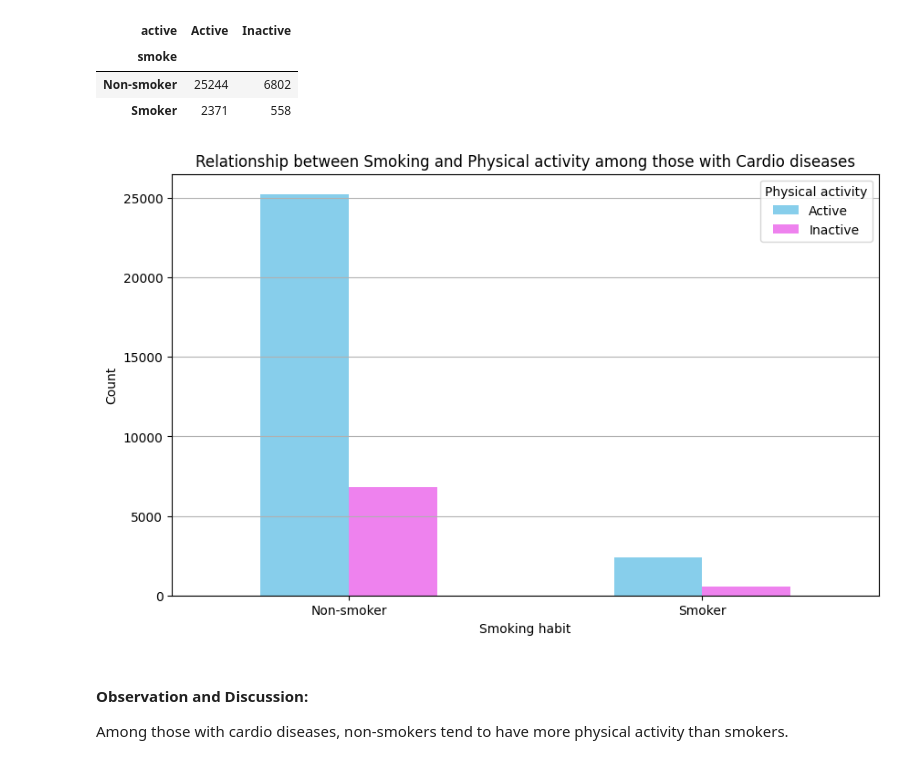
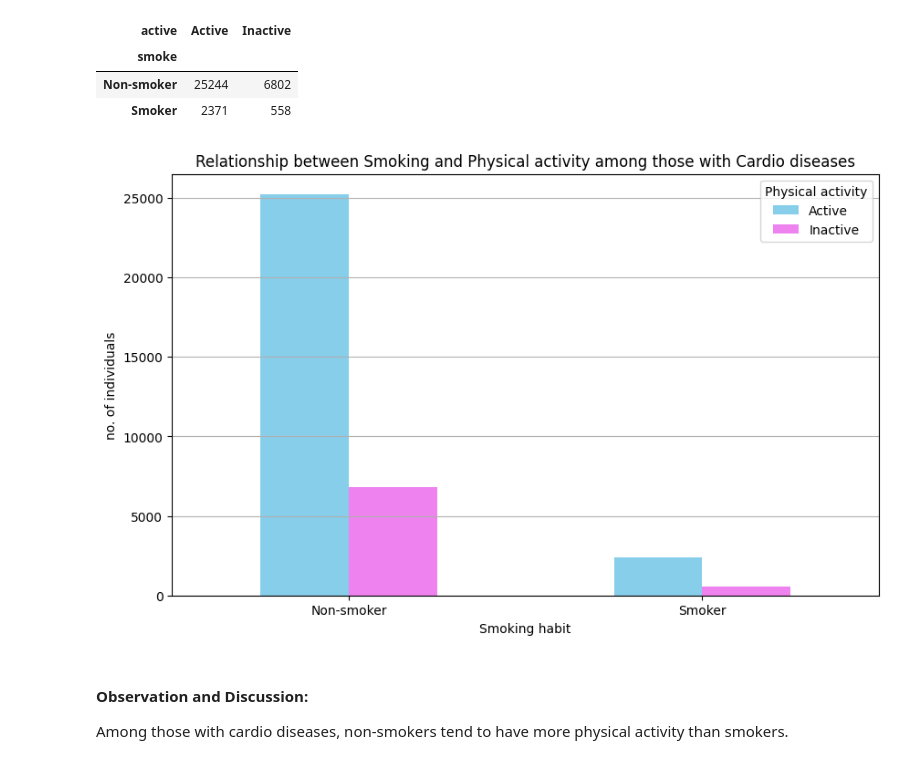
Before and after one commit to w21280485/assignment_a2_2, a Jupyter notebook: Cardiovascular_Health_Analysis_Wong21280485.ipynb, the cells around one changed output. Cells and saved outputs as stored; diff of their text form; code cells hidden in the pictures.

```diff
--- a/Cardiovascular_Health_Analysis_Wong21280485.ipynb
+++ b/Cardiovascular_Health_Analysis_Wong21280485.ipynb
@@ -385,19 +389,19 @@ smoke_active_counts
 # %%
 # @title Visualisation
 
 # Create a grouped bar chart
 ax = smoke_active_counts.plot(kind='bar', figsize=(10, 6),color=('skyblue','violet','lightsalmon' ))
 plt.title('Relationship between Smoking and Physical activity among those with Cardio diseases')
 plt.xlabel('Smoking habit')
-plt.ylabel('Count')
+plt.ylabel('no. of individuals')
 plt.legend(title='Physical activity', loc='upper right', labels=['Active','Inactive'])
 plt.xticks(rotation=0)
 plt.grid(axis = 'y')
 
 # Display the plot
 plt.show()
 # %% [output]
-[figure, old version]
+[figure, new version]
 # %% [markdown]
 #### Observation and Discussion:
 
```
Also changed, not shown: parts of 8 cells of this notebook.
